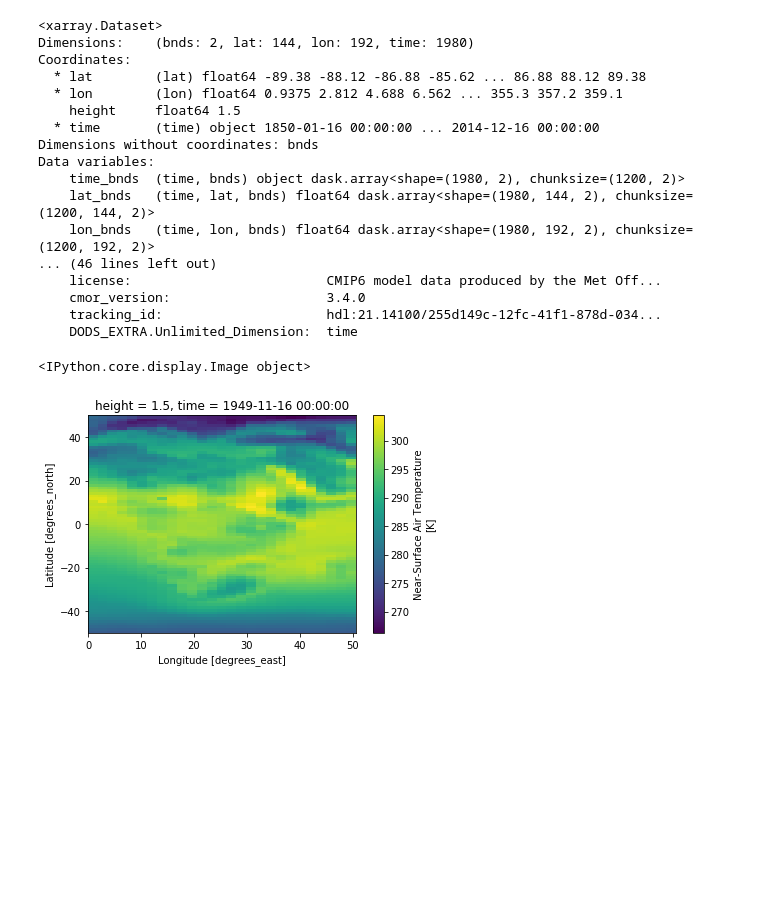
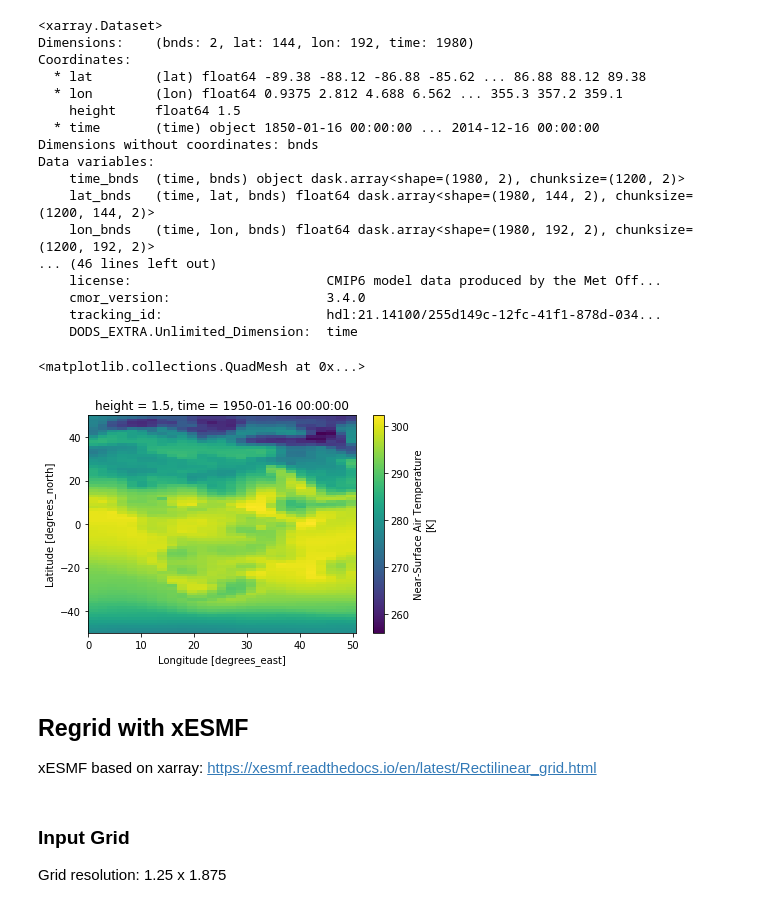
Before and after one commit to cehbrecht/jupyterlab-notebooks, a Jupyter notebook: xarray-demo/subset-cmip6.ipynb, the cells around one changed output. Saved outputs shown, nothing was run; the diff lists cells and outputs as text; code cells hidden in the pictures; blank space fills up the shorter version.

Commit message:
added regridder

```diff
--- a/xarray-demo/subset-cmip6.ipynb
+++ b/xarray-demo/subset-cmip6.ipynb
@@ -50,7 +58,7 @@ Image(da.plot())
 # %% [markdown]
 ## Subset over multiple datasets
 # %%
-ds_agg = xr.open_mfdataset([files[0].opendap_url, files[1].opendap_url], chunks={'time': 1980})
+ds_agg = xr.open_mfdataset([files[0], files[1]], chunks={'time': 1980})
 print(ds_agg)
 # %% [output]
 <xarray.Dataset>
@@ -72,10 +80,18 @@ Data variables:
     DODS_EXTRA.Unlimited_Dimension:  time
 # %%
 da = ds_agg['tas']
-da = da.isel(time=slice(1198, 1199))
+da = da.isel(time=slice(1200, 1201))
 da = da.sel(lat=slice(-50, 50), lon=slice(0, 50))
-# %%
-Image(da.plot())
-# %% [output]
-<IPython.core.display.Image object>
-[figure, removed]
+# %%
+da.plot()
+# %% [output]
+<matplotlib.collections.QuadMesh at 0x...>
+[figure, added]
+# %% [markdown]
+## Regrid with xESMF
+
+xESMF based on xarray: https://xesmf.readthedocs.io/en/latest/Rectilinear_grid.html
+# %% [markdown]
+### Input Grid
+
+Grid resolution: 1.25 x 1.875
```
Also changed, not shown: parts of 12 cells of this notebook.
